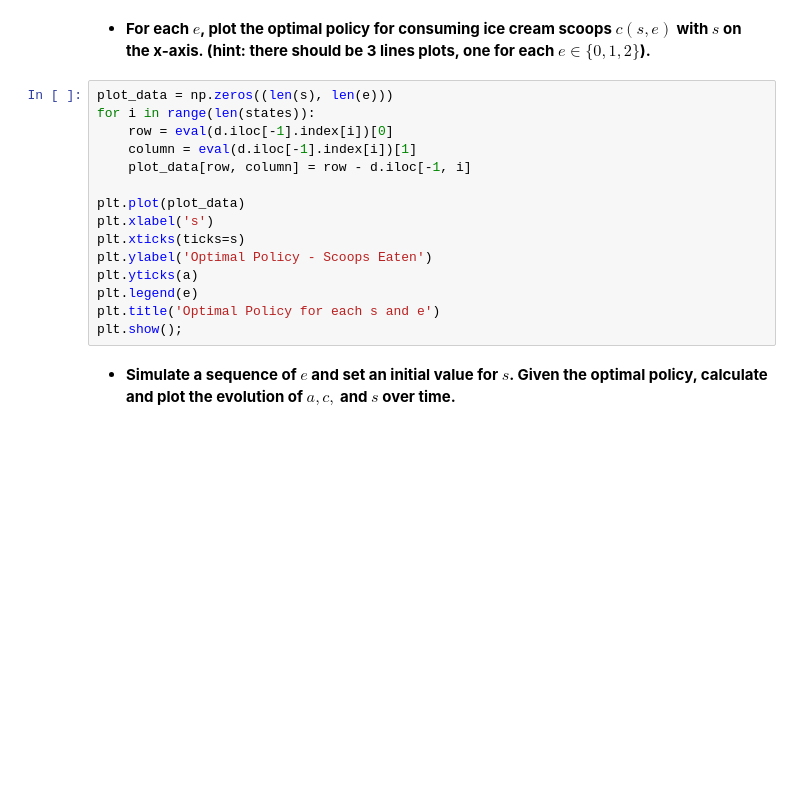
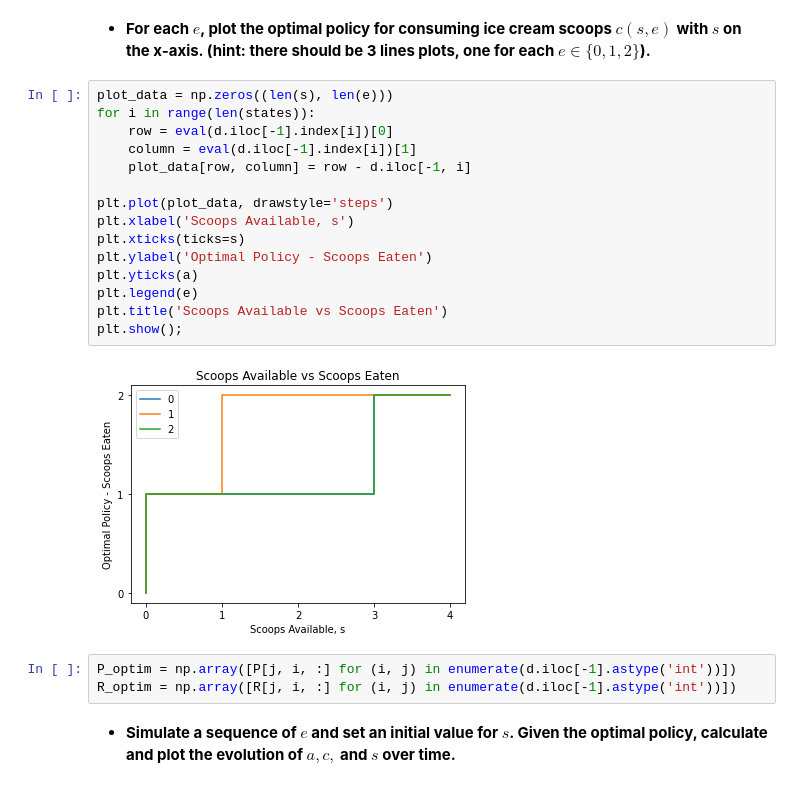
Before and after one commit to arpitp07/Reinforcement-Learning, a Jupyter notebook: Week 4/Arpit Parihar - Assignment 2.ipynb, the cells around one changed output. Saved outputs shown, nothing was run; the diff lists cells and outputs as text; blank space fills up the shorter version.

```diff
--- a/Week 4/Arpit Parihar - Assignment 2.ipynb
+++ b/Week 4/Arpit Parihar - Assignment 2.ipynb
@@ -132,17 +241,22 @@ plt.show();
 # %%
 plot_data = np.zeros((len(s), len(e)))
 for i in range(len(states)):
     row = eval(d.iloc[-1].index[i])[0]
     column = eval(d.iloc[-1].index[i])[1]
     plot_data[row, column] = row - d.iloc[-1, i]
 
-plt.plot(plot_data)
-plt.xlabel('s')
+plt.plot(plot_data, drawstyle='steps')
+plt.xlabel('Scoops Available, s')
 plt.xticks(ticks=s)
 plt.ylabel('Optimal Policy - Scoops Eaten')
 plt.yticks(a)
 plt.legend(e)
-plt.title('Optimal Policy for each s and e')
+plt.title('Scoops Available vs Scoops Eaten')
 plt.show();
+# %% [output]
+[figure, added]
+# %%
+P_optim = np.array([P[j, i, :] for (i, j) in enumerate(d.iloc[-1].astype('int'))])
+R_optim = np.array([R[j, i, :] for (i, j) in enumerate(d.iloc[-1].astype('int'))])
 # %% [markdown]
  - **Simulate a sequence of $e$ and set an initial value for $s$. Given the optimal policy, calculate and plot the evolution of $a, c,$ and $s$ over time.**
```
Also changed, not shown: parts of 14 cells of this notebook, 3 other files.
